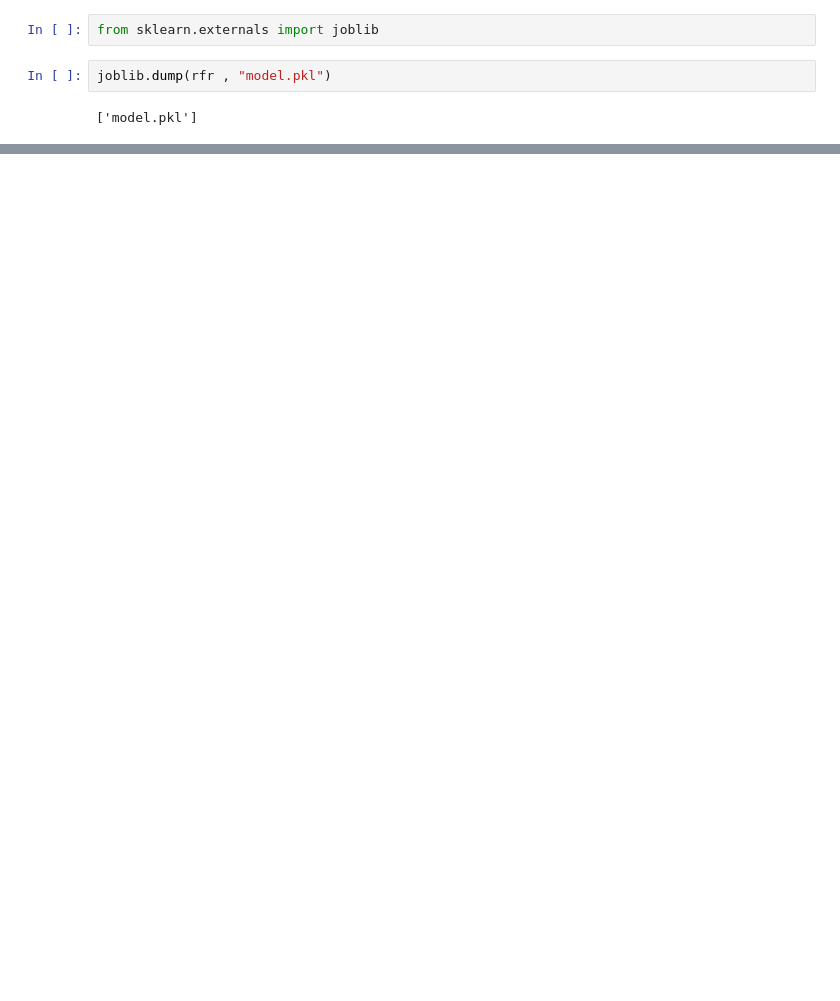
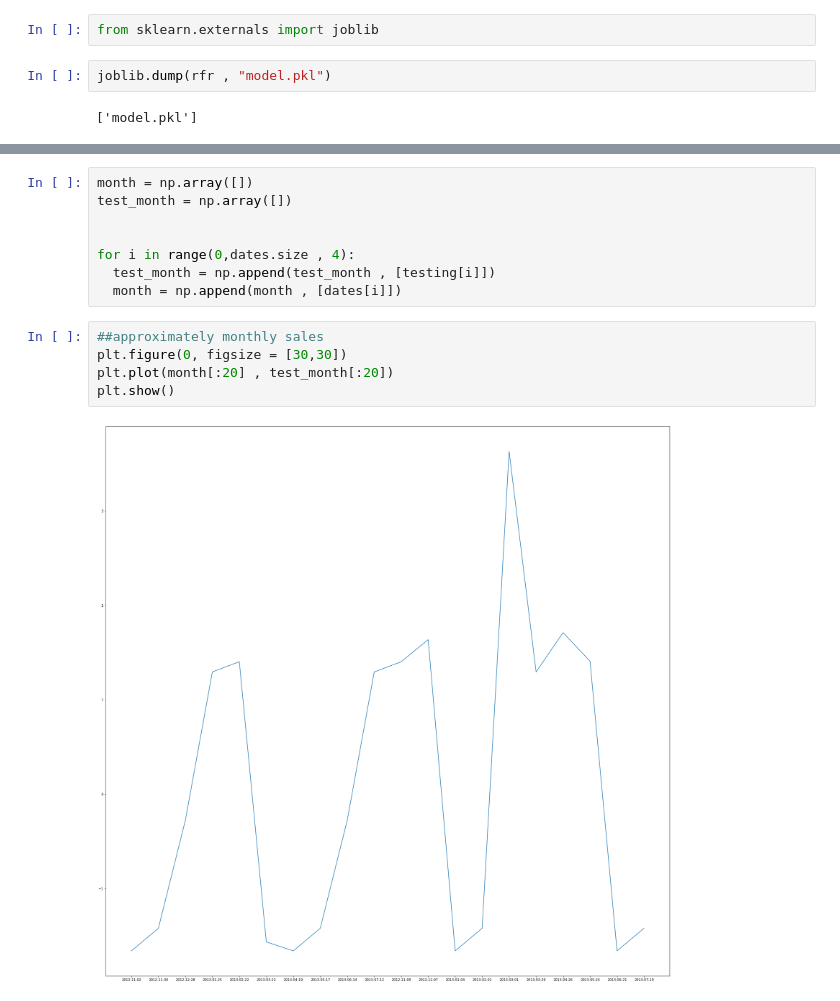
Before and after one commit to Rounak-Das-02/Walmart-Price-Prediction, a Jupyter notebook: Walmart Price Prediction.ipynb, the cells around one changed output, grey strips where cells are left out. Drawn from its saved outputs; the diff is of its cells as text; blank space fills up the shorter version.

```diff
--- a/Walmart Price Prediction.ipynb
+++ b/Walmart Price Prediction.ipynb
@@ -128,0 +130,15 @@ plt.show()
+# %%
+month = np.array([])
+test_month = np.array([])
+
+
+for i in range(0,dates.size , 4):
+  test_month = np.append(test_month , [testing[i]])
+  month = np.append(month , [dates[i]])
+# %%
+##approximately monthly sales
+plt.figure(0, figsize = [30,30])
+plt.plot(month[:20] , test_month[:20])
+plt.show()
+# %% [output]
+[figure, added]
```
Also changed, not shown: parts of 6 cells of this notebook.
